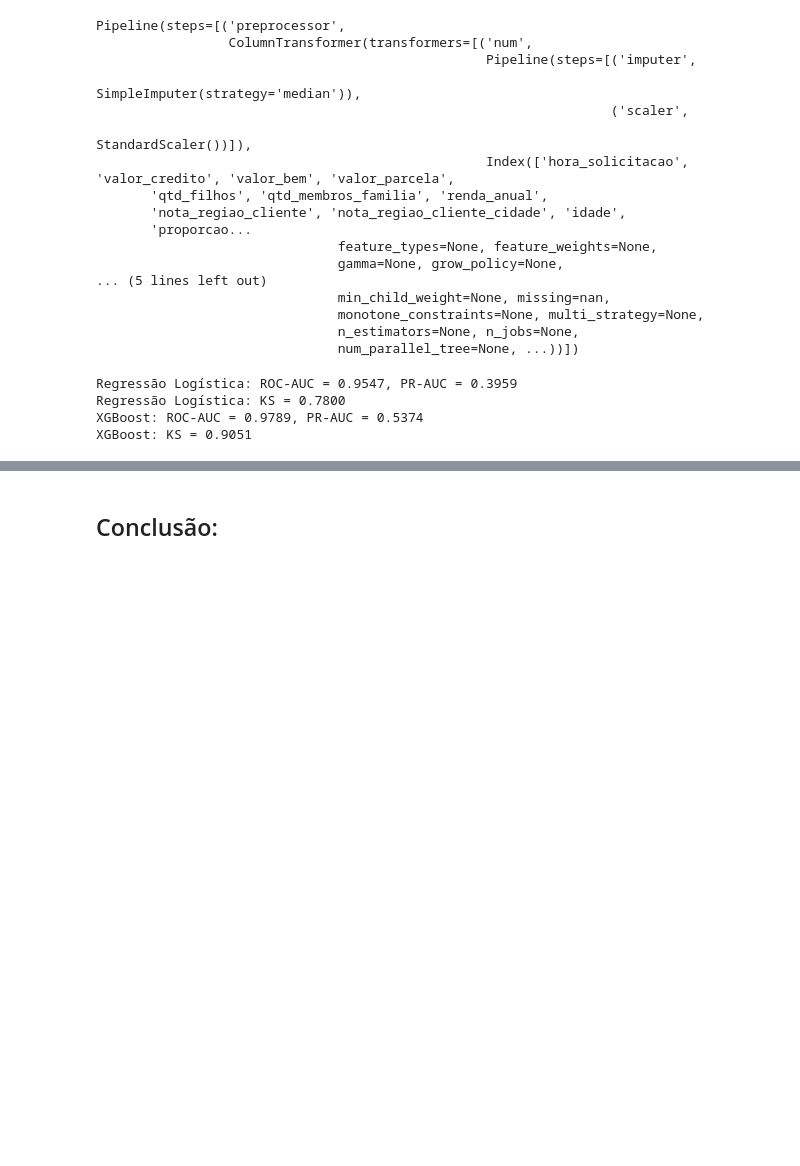
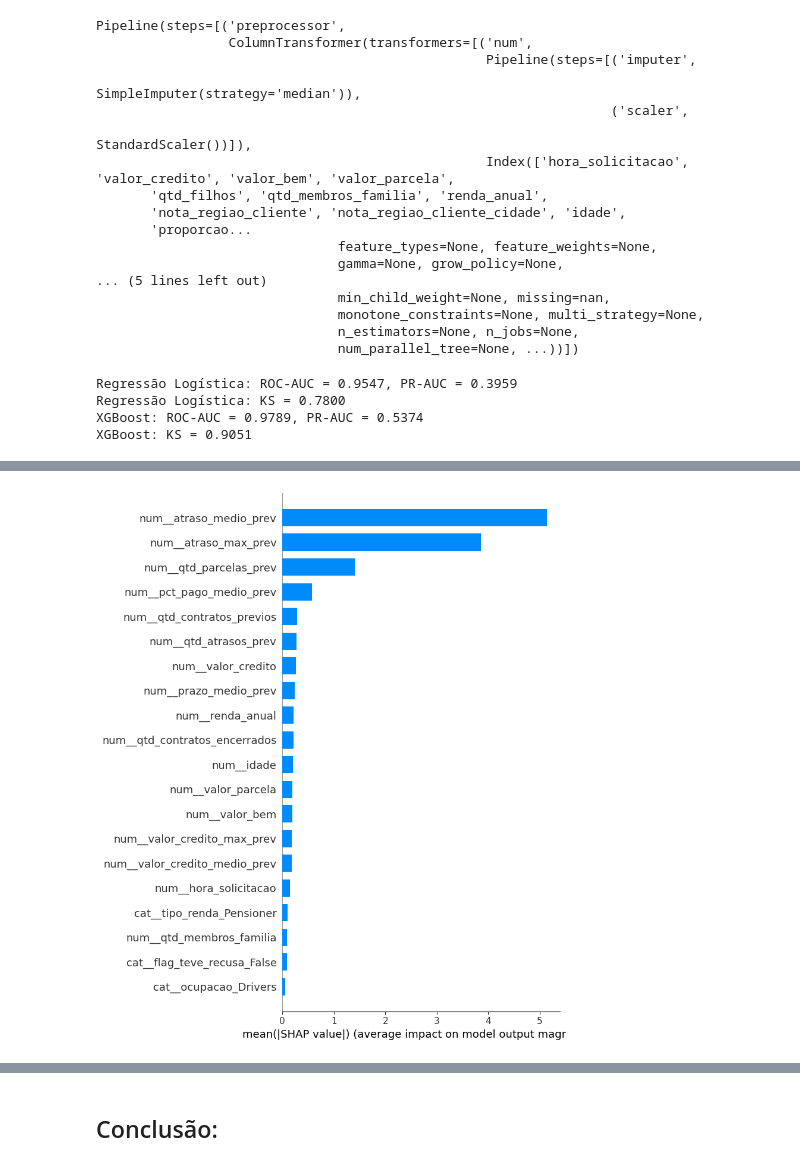
Before and after one commit to Passaret/Case-credito, a Jupyter notebook: case.ipynb, the cells around one changed output, grey strips where cells are left out. Cells and saved outputs as stored; diff of their text form; code cells hidden in the pictures; blank space fills up the shorter version.

```diff
--- a/case.ipynb
+++ b/case.ipynb
@@ -1096,0 +1119,4 @@ XGBoost (0.9051) separa ainda melhor os clientes de risco, indicando que é o mo
+# %%
+shap.summary_plot(shap_values, X_transformed, feature_names=preprocessor.get_feature_names_out(), plot_type='bar')
+# %% [output]
+[figure, added]
```
Also changed, not shown: parts of 12 cells of this notebook, 2 other files.
